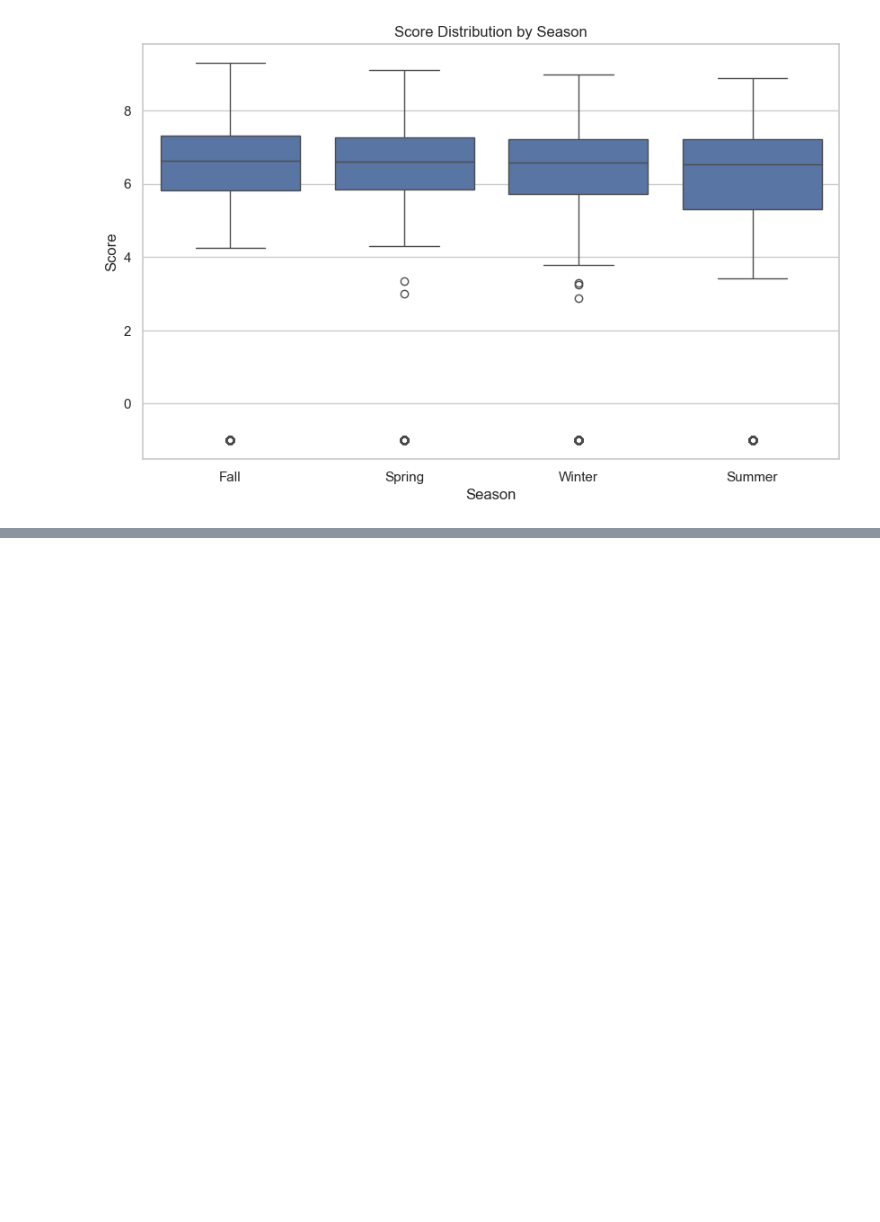
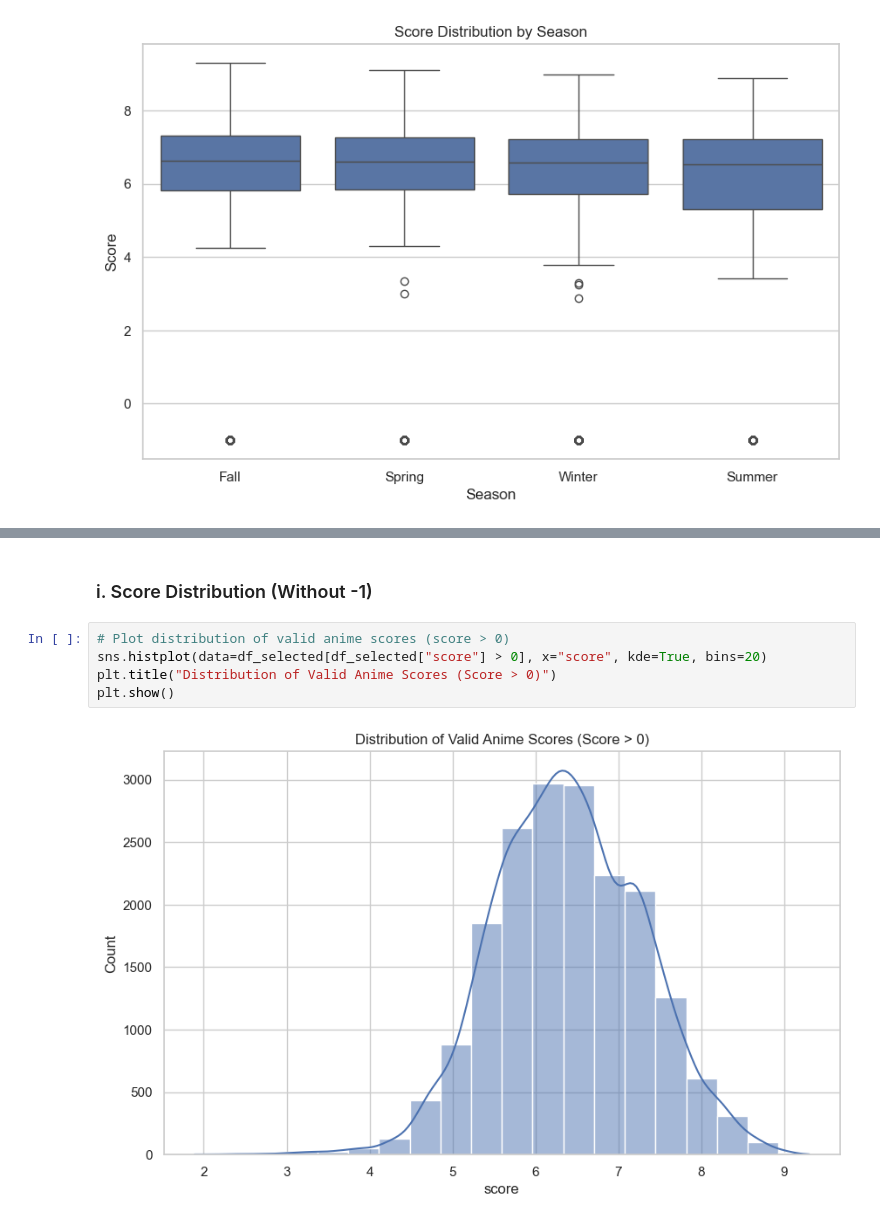
Before and after one commit to MIAR-Riza27/anime-rating-predictor, a Jupyter notebook: notebooks/01-eda.ipynb, the cells around one changed output, grey strips where cells are left out. Drawn from its saved outputs; the diff is of its cells as text; blank space fills up the shorter version.

```diff
--- a/notebooks/01-eda.ipynb
+++ b/notebooks/01-eda.ipynb
@@ -338,0 +405,9 @@ plt.show()
+# %% [markdown]
+### i. Score Distribution (Without -1)
+# %%
+# Plot distribution of valid anime scores (score > 0)
+sns.histplot(data=df_selected[df_selected["score"] > 0], x="score", kde=True, bins=20)
+plt.title("Distribution of Valid Anime Scores (Score > 0)")
+plt.show()
+# %% [output]
+[figure, added]
```
Also changed, not shown: parts of 13 cells of this notebook.
